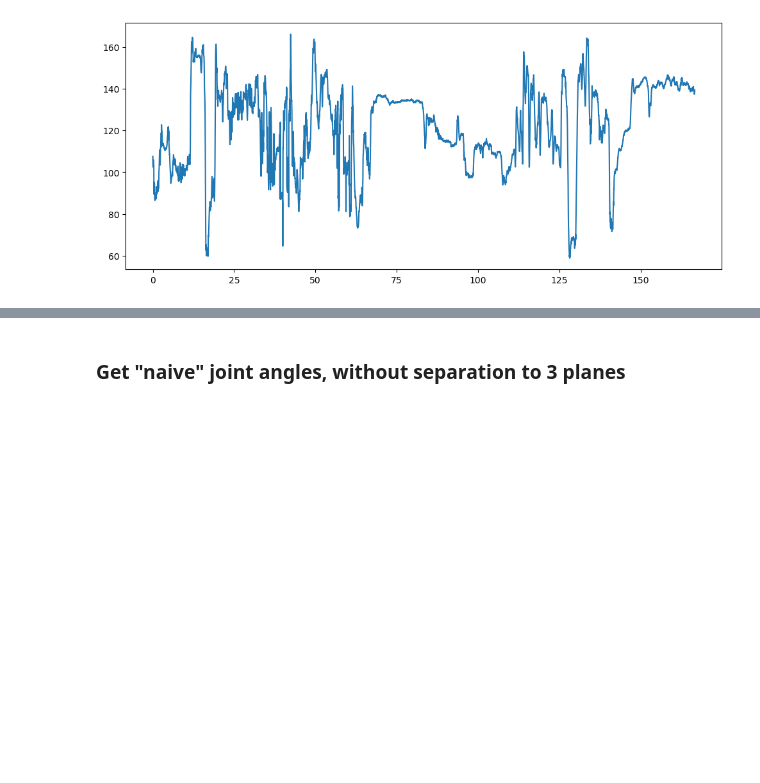
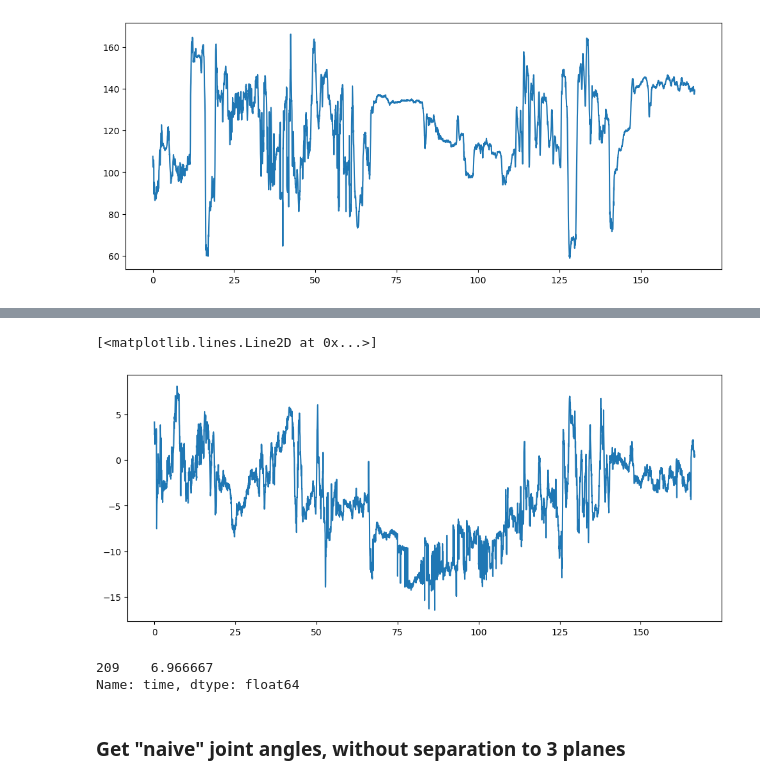
Before and after one commit to FranklinLeong/dexterity_assessment_CL, a Jupyter notebook: src/exploratory copie.ipynb, the cells around one changed output, grey strips where cells are left out. Saved outputs shown, nothing was run; the diff lists cells and outputs as text; code cells hidden in the pictures; blank space fills up the shorter version.

```diff
--- a/src/exploratory copie.ipynb
+++ b/src/exploratory copie.ipynb
@@ -289,3 +303,24 @@ df['trunk_forward_flex'] = angle
+# %%
+A = df['righthip'] - df['hips']
+B = df['neck'] - df['hips']
+
+A_u = [unit_vector(a) for a in A]
+B_u = [unit_vector(b) for b in B]
+DOT = [np.dot(a_u, b_u) for a_u, b_u in zip(A_u, B_u)]
+angle = np.arccos(DOT)*180/np.pi - 90
+
+df['trunk_lateral_flex'] = angle
+# %%
+plt.figure(figsize=(12,5))
+plt.plot(df['time'], df['trunk_lateral_flex'])
+# %% [output]
+[<matplotlib.lines.Line2D at 0x...>]
+[figure, added]
+# %%
+df['time'][df[['trunk_lateral_flex']].idxmin()]
+# %% [output]
+209    6.966667
+Name: time, dtype: float64
 # %% [markdown]
 ### Get "naive" joint angles, without separation to 3 planes
 # %%
```
Also changed, not shown: parts of 4 cells of this notebook, 2 other files.
